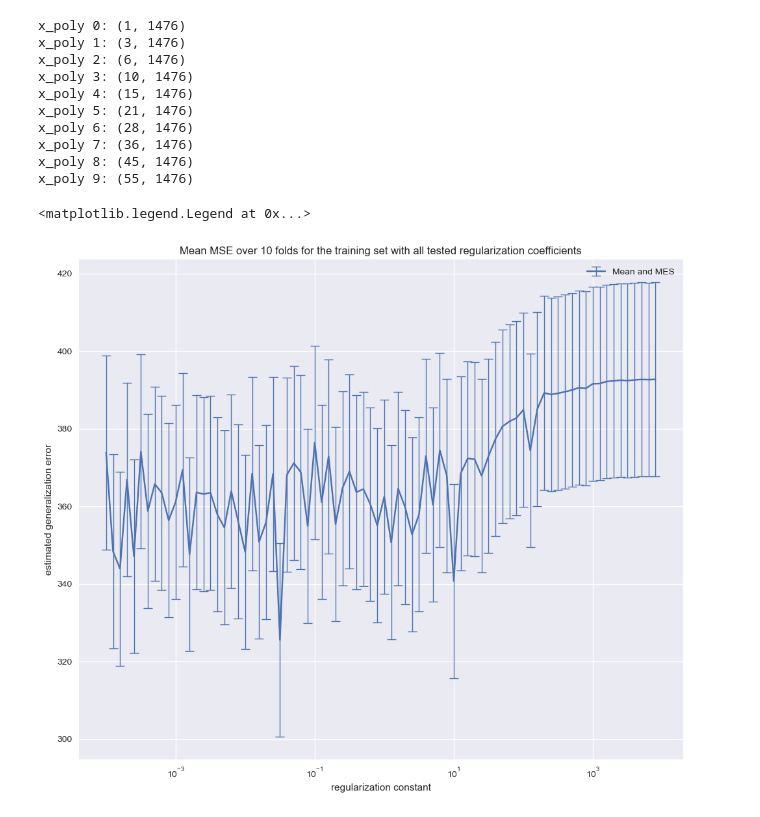
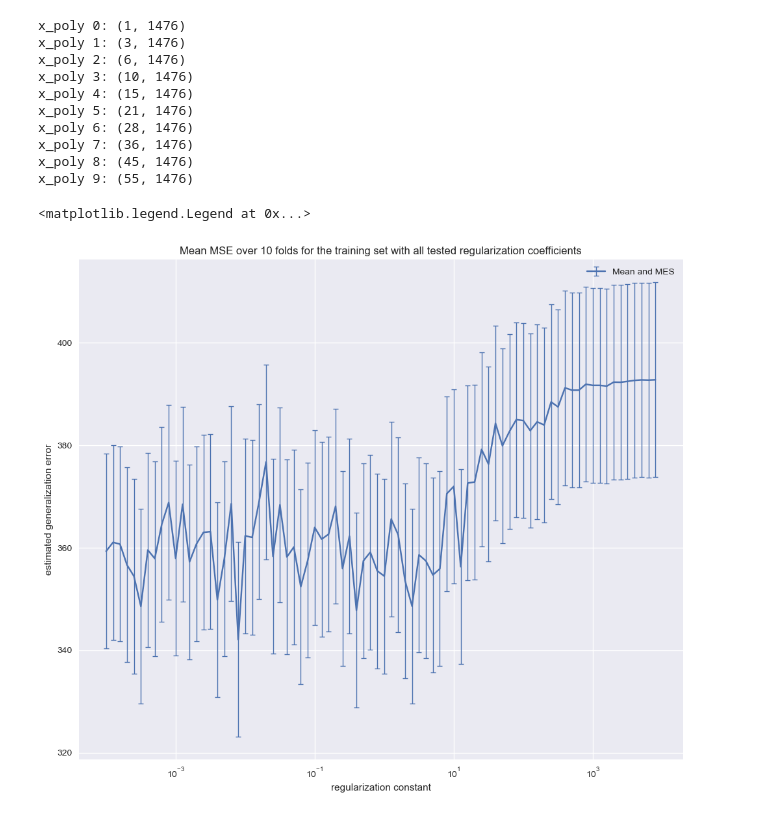
Before and after one commit to Javiermateor/Machine-Intelligence-I, a Jupyter notebook: Exercises/Exercise_05.ipynb, the cells around one changed output. Saved outputs shown, nothing was run; the diff lists cells and outputs as text; code cells hidden in the pictures.

```diff
--- a/Exercises/Exercise_05.ipynb
+++ b/Exercises/Exercise_05.ipynb
@@ -269,13 +269,6 @@ from sklearn.metrics import mean_squared_error
 #create matrix  from -4 to 4 with step 0.1 for regularization coefficient
 x = np.arange(-4, 4, 0.1)
 r_coefficient = np.array([10**i for i in x])
-
-
-# Training Set
-
-data_train = np.genfromtxt('Data/TrainingRidge.csv', delimiter=',',dtype=float, skip_header=1)
-x_train = data_train[:,0:2]
-yT = data_train[:,2]
 
 
 #cross validation
@@ -289,61 +282,63 @@ for r in r_coefficient:
     for train_index, test_index in kf.split(x_train):
         # print("TRAIN:", train_index, "TEST:", test_index)
         x_train_cv, x_test_cv = x_train[train_index], x_train[test_index]
-        y_train_cv, y_test_cv = yT[train_index], yT[test_index]
+        y_train_cv, y_test_cv = yT_train[train_index], yT_train[test_index]
+
+        #Training set
 
         #Centering the data
-        x_centered = x_test_cv - np.mean(x_train_cv, axis=0)
-        C = np.cov(x_centered, rowvar=False)
+        x_train_center_cross = x_train_cv - np.mean(x_train_cv, axis=0)
+        C_cross = np.cov(x_train_center_cross, rowvar=False)
 
         #Computing the eigenvalues and eigenvectors
 
-        λ, E = LA.eig(C) #eigenvalues are sorted in ascending order (eigenvalues/eigenvectors are sorted by column)
+        λ_cross, E_cross = LA.eig(C_cross) #eigenvalues are sorted in ascending order (eigenvalues/eigenvectors are sorted by column)
         #diagonal matrix of eigenvalues
-        λ = np.diag(1/np.sqrt(λ))
-        λ = λ.real.round(4)
+        λ_cross = np.diag(1/np.sqrt(λ_cross))
+        λ_cross = λ_cross.real.round(4)
 
-        # #Decorrelate the data
-        x_decorrelated = E.T@x_centered.T
+        #Use the eigenvectors with the validation set
 
-        # #Sphered data / Whitened data
-        x_sphered = λ@x_decorrelated
-        x_sphered = np.dot(np.dot(λ, E.T), x_centered.T)
+        x_test_center_cross = x_test_cv - np.mean(x_train_cv, axis=0)
+        x_test_decorrelate_cross = E_cross.T@x_test_center_cross.T
+        x_test_sphere_cross = λ_cross@x_test_decorrelate_cross
 
-        phi = x_sphered
+        phi_cross = x_test_sphere_cross
 
-        w = np.linalg.inv(phi @ phi.T + r*np.identity(phi.shape[0]))@ phi @ y_test_cv.T
-        y_predicted = w.T @ phi
+        w_cross = np.linalg.inv(phi_cross @ phi_cross.T + r*np.identity(phi_cross.shape[0]))@ phi_cross @ y_test_cv.T
+        y_predicted_cross = w_cross.T @ phi_cross
 
-        MSE_r.append(mean_squared_error(y_test_cv, y_predicted))
+        MSE_r.append(mean_squared_error(y_test_cv, y_predicted_cross))
+
     MSE.append(MSE_r)
+
     MEAN.append(np.mean(MSE_r))
 MSE = np.array(MSE)
 MEAN = np.array(MEAN)
 
-# print(r_coefficient[np.argmin(MEAN)])
-# print(f'r_coefficient: {r_coefficient.shape}')
-# print(f'MSE: {MSE.shape}')
-# print(f'MEAN: {MEAN.shape}')
+
 #plot the MSE
 plt.style.use('seaborn')
+
 fig = plt.figure(figsize=(12,10))
+
 ax = fig.add_subplot(111)
+ax.errorbar(r_coefficient, MEAN, yerr=np.argmin(MEAN), label='Mean and MES', capsize=3, capthick=1, elinewidth=1)
 ax.title.set_text('Mean MSE over 10 folds for the training set with all tested regularization coefficients')
-# for i in range(MSE.shape[1]):
-#     ax.errorbar(r_coefficient,MEAN)
-# # ax.errorbar(r_coefficient, MSE)
-
-ax.errorbar(r_coefficient, MEAN, yerr=np.argmin(MEAN), label='Mean and MES', capsize=5, capthick=1, elinewidth=1)
 ax.set_xscale('log')
 ax.set_xlabel('regularization constant')
 ax.set_ylabel('estimated generalization error')
 ax.legend()
 
 ### Doubt: is the data normalized? if not --> where and how should I normalize it?
 # keep record of the MSE for each regularization coefficient and know how to plot it for the target function and also the predicted function (for the training set and the validation set)
 # where is the intersection between the sets? with all the parameters of the predicted function of the training set
 # applied to the validation set - covariance matrix, eigenvalues, eigenvectors, whitening, sphering, decorrelation, centering, mean value, etc.......
 # what is the error that goes in yerr for the errorbar plot?
+#Should I use the same eigenvectors for the validation set? or should I use the eigenvectors of the training set?, if yes, how do I know which eigenvectors to use?
+# how do keep track of them with each iteration of the cross validation?
+# Should we just take best regularization coefficient and use it for the validation set? or should we use the best regularization coefficient for each iteration of the cross validation?
+# So many questions xd :/
 # %% [output]
 <matplotlib.legend.Legend at 0x...>
-[figure, old version]
+[figure, new version]
```
